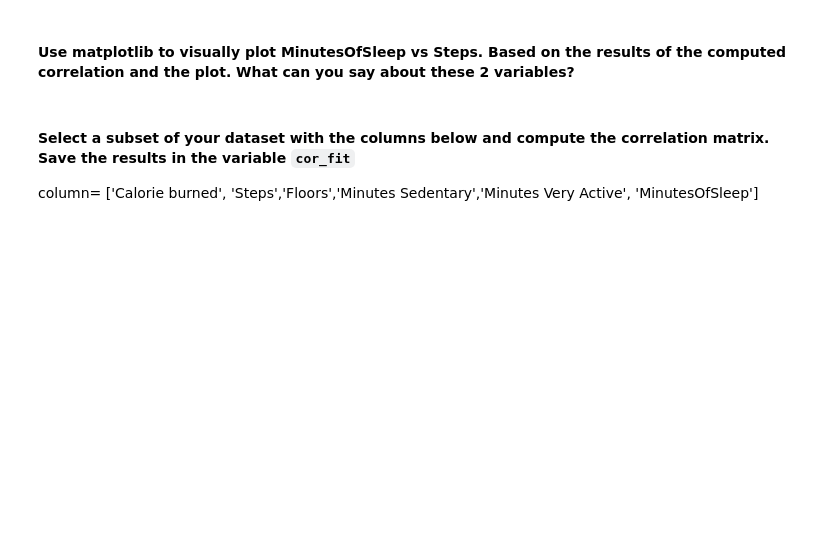
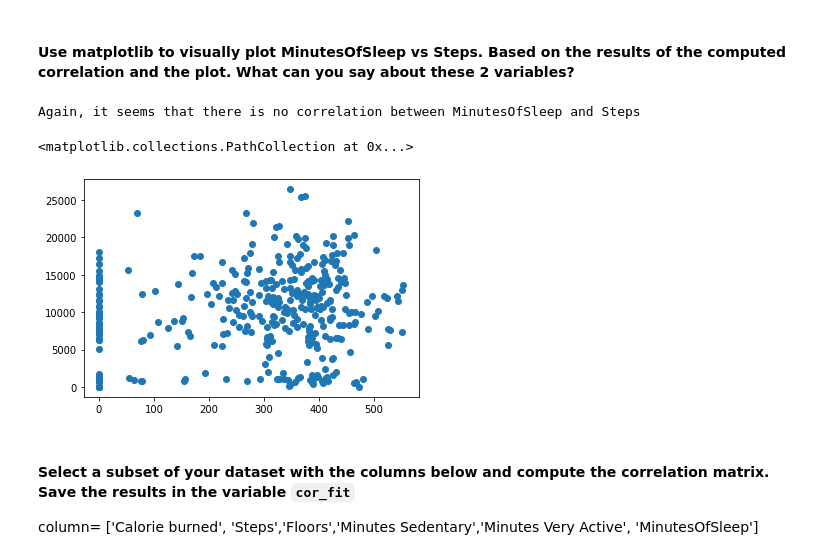
Before and after one commit to ta-data-lis/lab-pivot-table-and-correlation, a Jupyter notebook: your_code/main.ipynb, the cells around one changed output. Drawn from its saved outputs; the diff is of its cells as text; code cells hidden in the pictures; blank space fills up the shorter version.

```diff
--- a/your_code/main.ipynb
+++ b/your_code/main.ipynb
@@ -265,3 +375,11 @@ Hint: Use Pandas functions from previous lectures.
+# %%
+# your answer here
+print('Again, it seems that there is no correlation between MinutesOfSleep and Steps')
+plt.scatter(x=fitbit['MinutesOfSleep'], y=fitbit['Steps'])
+# %% [output]
+Again, it seems that there is no correlation between MinutesOfSleep and Steps
+<matplotlib.collections.PathCollection at 0x...>
+[figure, added]
 # %% [markdown]
 #### Select a subset of your dataset with the columns below and compute the correlation matrix. Save the results in the variable `cor_fit`
 column= ['Calorie burned', 'Steps','Floors','Minutes Sedentary','Minutes Very Active', 'MinutesOfSleep']
```
Also changed, not shown: parts of 30 cells of this notebook.
